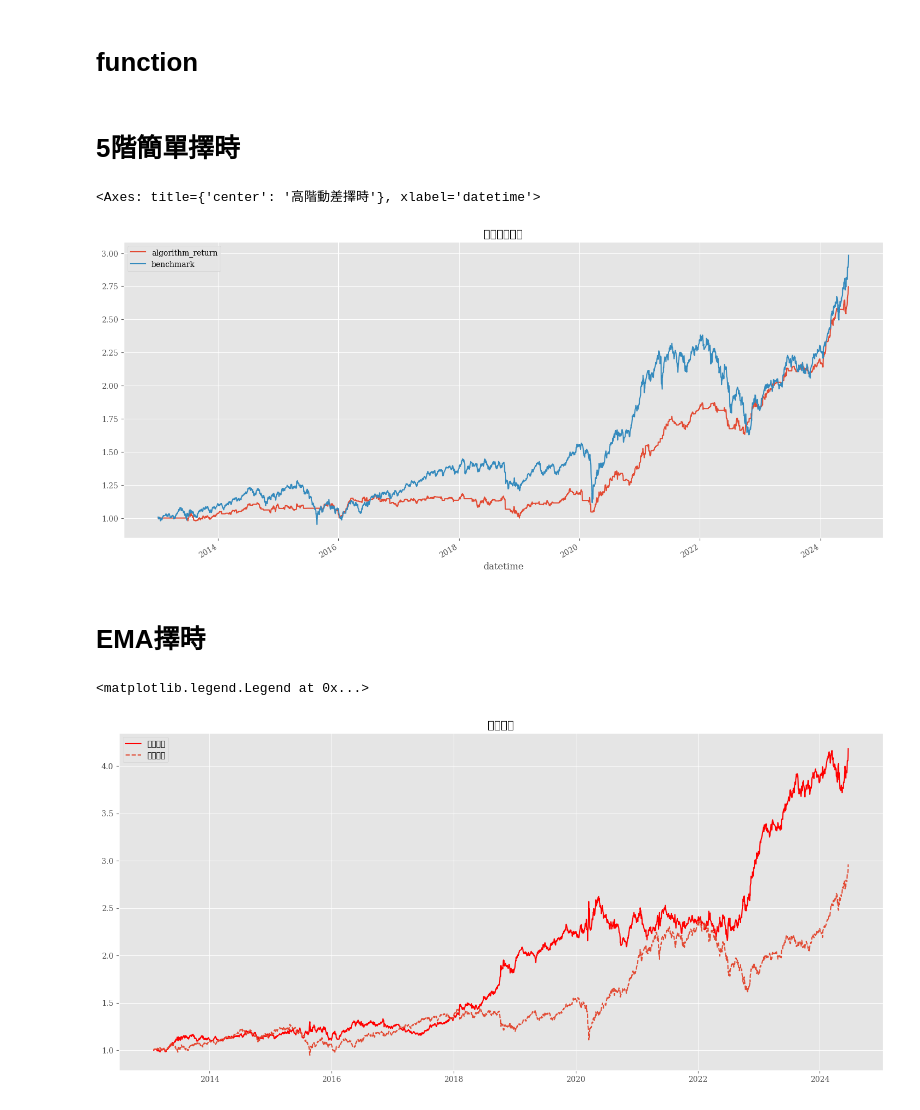
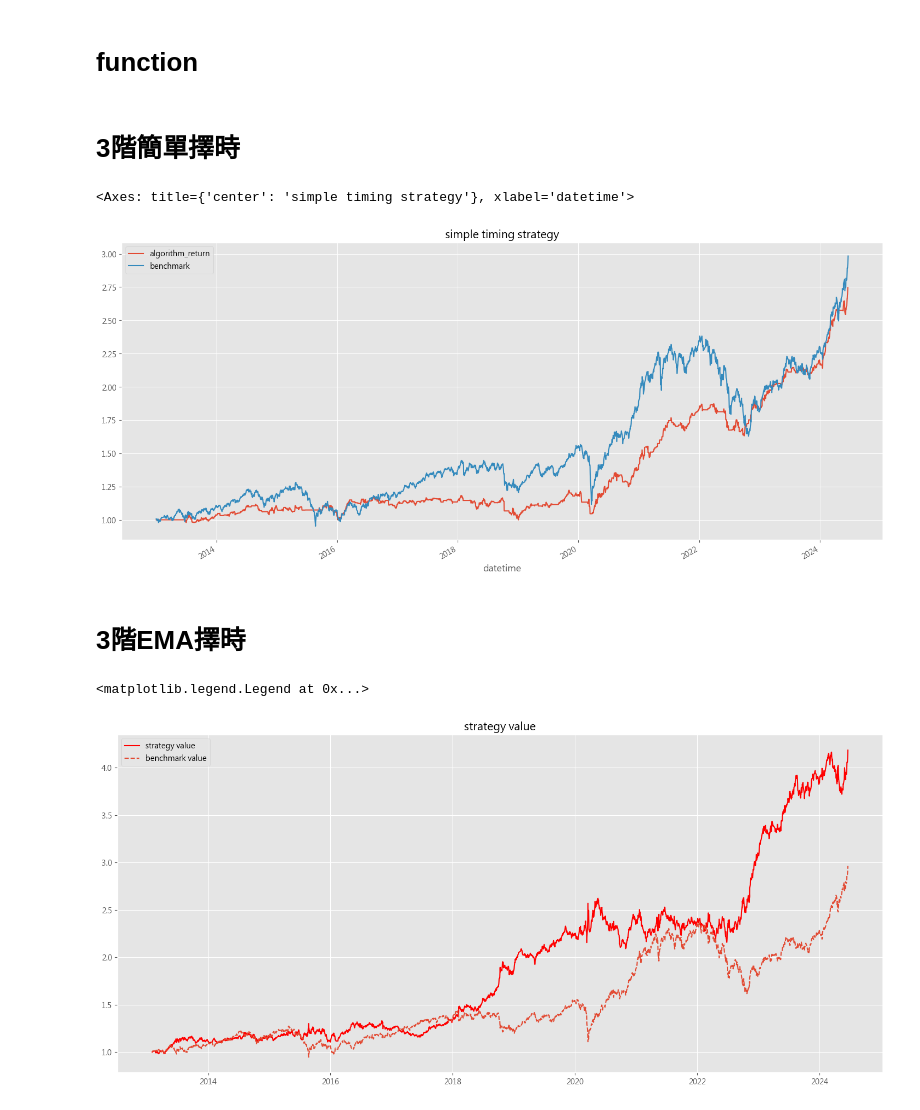
Before and after one commit to Tseng1028/TW-index-trading-timing, a Jupyter notebook: index_timing.ipynb, the cells around one changed output. Drawn from its saved outputs; the diff is of its cells as text; code cells hidden in the pictures.

```diff
--- a/index_timing.ipynb
+++ b/index_timing.ipynb
@@ -203,7 +203,7 @@ def BuySell(profitrate, Moment, EMA):
 
     return cumrate, num, totalprofit, flag, Sharp, MDD
 # %% [markdown]
-# 5階簡單擇時
+# 3階簡單擇時
 # %%
 def cal_ema(arr,alpha):
     series = pd.Series(arr)
@@ -270,12 +270,12 @@ benchmark = (1 + ret).cumprod()
 # %%
 # 高階動差淨值
 
-pd.DataFrame({'algorithm_return':cum,'benchmark':benchmark}).plot(title='高階動差擇時',figsize=(18,8))
+pd.DataFrame({'algorithm_return':cum,'benchmark':benchmark}).plot(title='simple timing strategy',figsize=(18,8))
 # %% [output]
-<Axes: title={'center': '高階動差擇時'}, xlabel='datetime'>
+<Axes: title={'center': 'simple timing strategy'}, xlabel='datetime'>
-[figure, old version]
+[figure, new version]
 # %% [markdown]
-# EMA擇時
+# 3階EMA擇時
 # %%
 # pandas + 單次迴圈計算
 ## 設置五階矩的計算窗口大小 cal_momentt_window = 20
@@ -372,10 +372,10 @@ nav = (1 + strategy_rate).cumprod()
 # %%
 
 plt.figure(figsize=(18,8))
-plt.title('策略净值')
-plt.plot(nav,label='策略净值',c='r')
-plt.plot((1+slice_ret).cumprod(),label='基准净值',ls='--')
+plt.title('strategy value')
+plt.plot(nav,label='strategy value',c='r')
+plt.plot((1+slice_ret).cumprod(),label='benchmark value',ls='--')
 plt.legend()
 # %% [output]
 <matplotlib.legend.Legend at 0x...>
-[figure, old version]
+[figure, new version]
```
Also changed, not shown: parts of 1 cell of this notebook.
